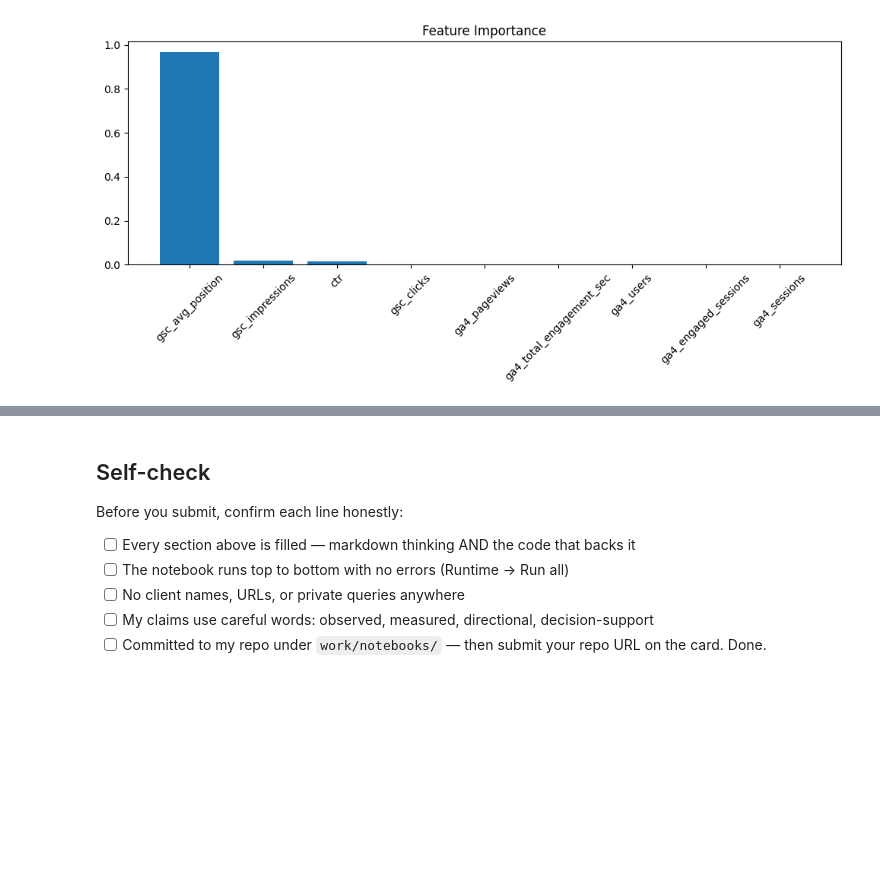
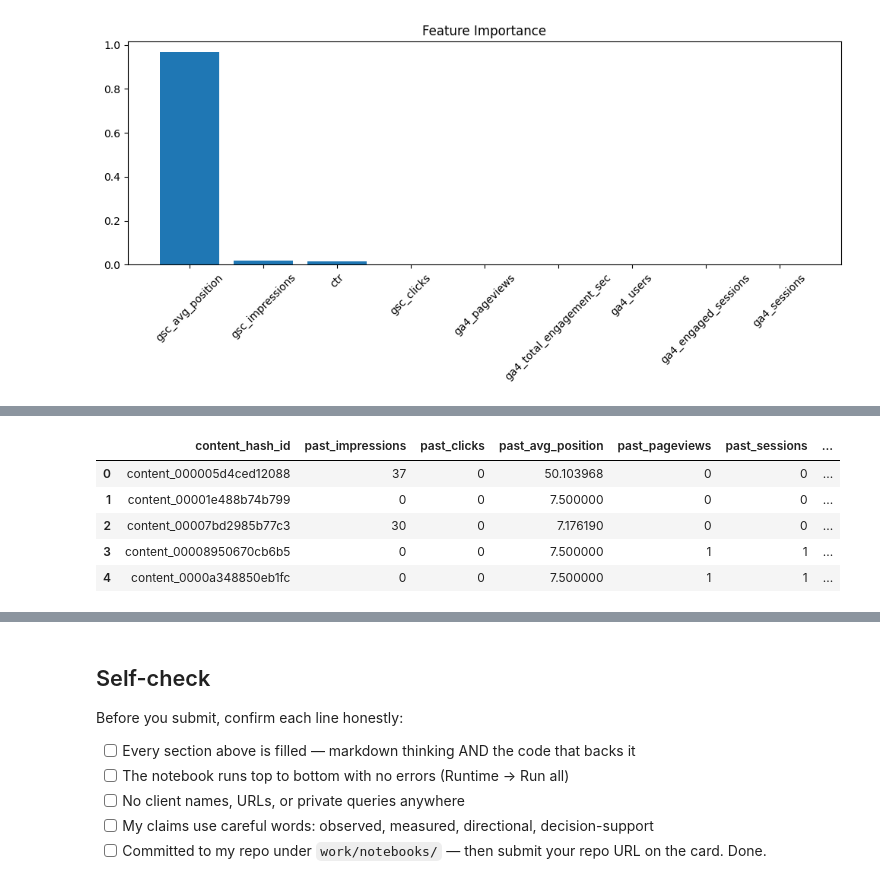
Before and after one commit to asherkashif/flyrank-ml-internship, a Jupyter notebook: work/notebooks/capstone.ipynb, the cells around one changed output, grey strips where cells are left out. Cells and saved outputs as stored; diff of their text form; code cells hidden in the pictures; blank space fills up the shorter version.

```diff
--- a/work/notebooks/capstone.ipynb
+++ b/work/notebooks/capstone.ipynb
@@ -923,0 +949,7 @@ plt.show()
+# %%
+df["report_date"] = pd.to_datetime(df["report_date"])
+
+df = df.sort_values("report_date")
+
+print(df["report_date"].min())
+print(df["report_date"].max())
@@ -923,0 +959,11 @@ plt.show()
+# %%
+cutoff_date = pd.Timestamp("2026-03-21")
+
+past_df = df[df["report_date"] <= cutoff_date].copy()
+future_df = df[df["report_date"] > cutoff_date].copy()
+
+print("Past data:", past_df.shape)
+print("Future data:", future_df.shape)
+
+print("Past:", past_df["report_date"].min(), "to", past_df["report_date"].max())
+print("Future:", future_df["report_date"].min(), "to", future_df["report_date"].max())
@@ -923,0 +975,30 @@ plt.show()
+# %%
+past_features = (
+    past_df.groupby("content_hash_id")
+    .agg(
+        past_impressions=("gsc_impressions", "sum"),
+        past_clicks=("gsc_clicks", "sum"),
+        past_avg_position=("gsc_avg_position", "mean"),
+        past_pageviews=("ga4_pageviews", "sum"),
+        past_sessions=("ga4_sessions", "sum"),
+        past_users=("ga4_users", "sum"),
+        past_engaged_sessions=("ga4_engaged_sessions", "sum"),
+        past_engagement_sec=("ga4_total_engagement_sec", "sum")
+    )
+    .reset_index()
+)
+# %%
+past_features["past_ctr"] = np.where(
+    past_features["past_impressions"] > 0,
+    past_features["past_clicks"] / past_features["past_impressions"],
+    0
+)
+# %%
+past_features.head()
+# %% [output]
+|  | content_hash_id | past_impressions | past_clicks | past_avg_position | past_pageviews | past_sessions | ... |
+| 0 | content_000005d4ced12088 | 37 | 0 | 50.103968 | 0 | 0 | ... |
+| 1 | content_00001e488b74b799 | 0 | 0 | 7.500000 | 0 | 0 | ... |
+| 2 | content_00007bd2985b77c3 | 30 | 0 | 7.176190 | 0 | 0 | ... |
+| 3 | content_00008950670cb6b5 | 0 | 0 | 7.500000 | 1 | 1 | ... |
+| 4 | content_0000a348850eb1fc | 0 | 0 | 7.500000 | 1 | 1 | ... |
```
Also changed, not shown: parts of 22 cells of this notebook.
